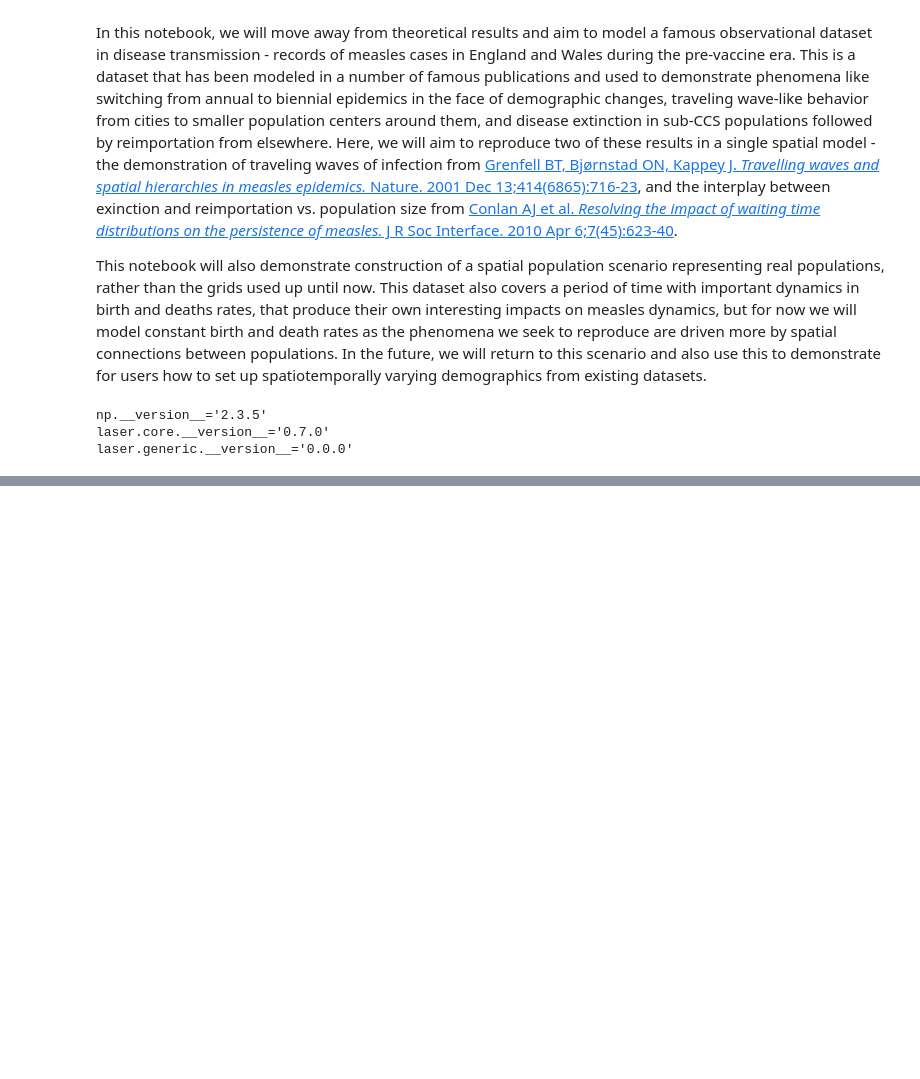
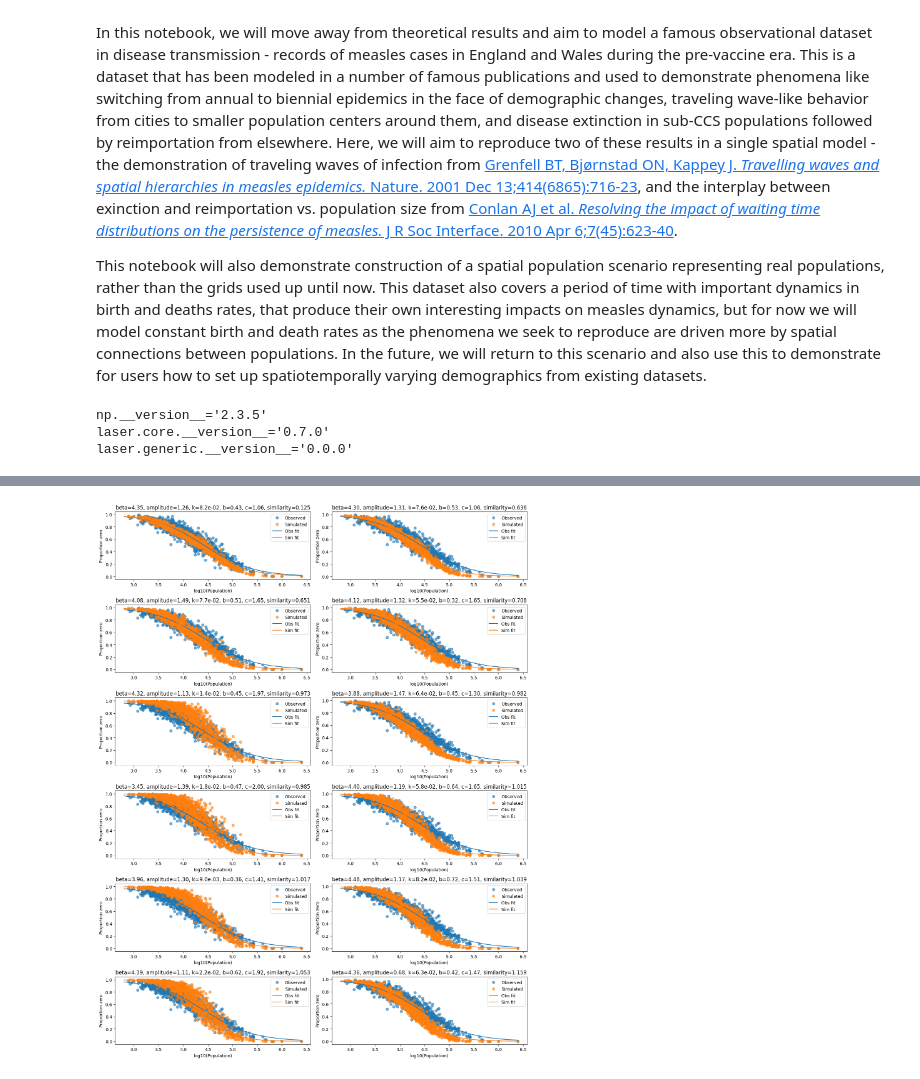
Before and after one commit to laser-base/laser-generic, a Jupyter notebook: docs/tutorials/notebooks/10_England_and_Wales.ipynb, the cells around one changed output, grey strips where cells are left out. Saved outputs shown, nothing was run; the diff lists cells and outputs as text; code cells hidden in the pictures; blank space fills up the shorter version.

```diff
--- a/docs/tutorials/notebooks/10_England_and_Wales.ipynb
+++ b/docs/tutorials/notebooks/10_England_and_Wales.ipynb
@@ -849,0 +330,32 @@ betas[35], scalars[35]
+# %%
+fig, axes = plt.subplots(6, 2, figsize=(14, 18))
+axes = axes.flatten()
+
+ranked_params = results_df.sort_values('similarity_CCS', ascending=True).reset_index(drop=True)
+ranked_params[0:20]
+
+for idx in range(12):
+    # Get the parameter set with the idx-th lowest similarity
+    beta_best, amp_best, k_best, b_best, c_best = ranked_params.loc[idx, ['beta', 'amplitude', 'k', 'b', 'c']]
+    sim_score = ranked_params.loc[idx, 'similarity_CCS']
+    prop_zero_sim = ranked_params.loc[idx, 'prop_zero']
+
+    # Fit logistic to simulation
+    popt_sim = fit_mean_var(np.log10(model.scenario.population), prop_zero_sim)
+    # Fit logistic to observed (reuse from above)
+    popt_obs = fit_mean_var(np.log10(model.scenario.population), model.scenario.prop_zero)
+
+    xfit = np.linspace(2.8, 6.4, 200)
+    axes[idx].plot(np.log10(model.scenario.population), model.scenario.prop_zero, 'o', label='Observed', alpha=0.6)
+    axes[idx].plot(np.log10(model.scenario.population), prop_zero_sim, 'o', label='Simulated', alpha=0.6)
+    axes[idx].plot(xfit, logistic(xfit, *popt_obs), '-', label='Obs fit', color='C0')
+    axes[idx].plot(xfit, logistic(xfit, *popt_sim), '-', label='Sim fit', color='C1')
+    axes[idx].set_title(f"beta={beta_best:.2f}, amplitude={amp_best:.2f}, k={k_best:.1e}, b={b_best:.2f}, c={c_best:.2f}, similarity={sim_score:.3f}")
+    axes[idx].set_xlabel("log10(Population)")
+    axes[idx].set_ylabel("Proportion zero")
+    axes[idx].legend()
+
+plt.tight_layout()
+plt.show()
+# %% [output]
+[figure, added]
```
Also changed, not shown: parts of 51 cells of this notebook.
